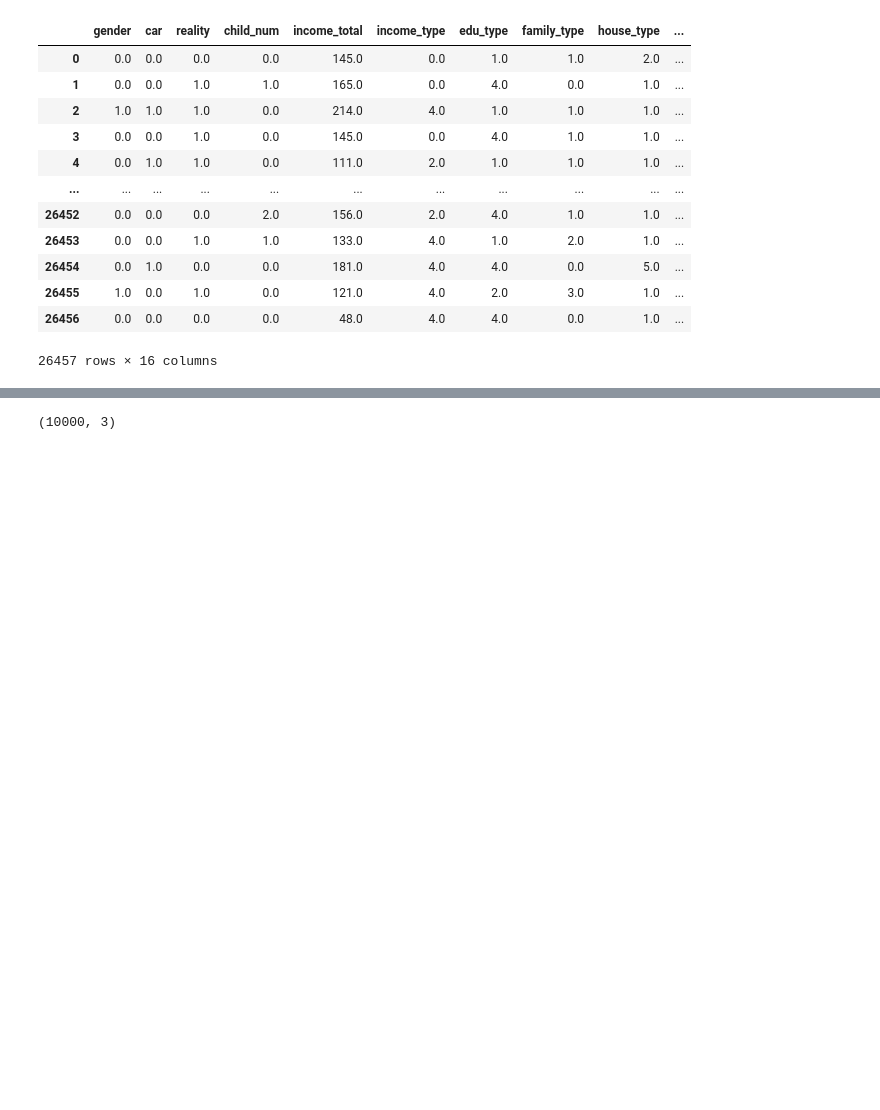
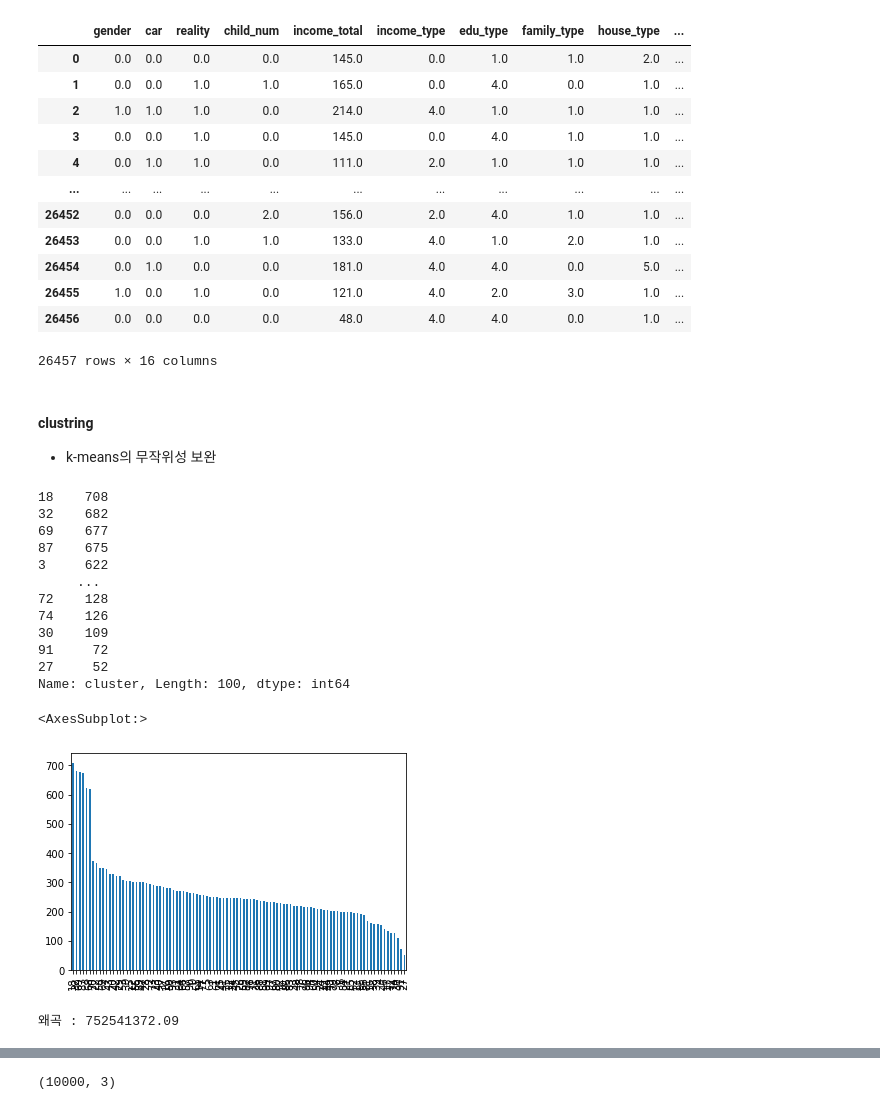
Before and after one commit to JxxHxxx/Ubion-CreditCardUserPrediction, a Jupyter notebook: Code/JY_EDA_scaling_cat.ipynb, the cells around one changed output, grey strips where cells are left out. Saved outputs shown, nothing was run; the diff lists cells and outputs as text; code cells hidden in the pictures; blank space fills up the shorter version.

Commit message:
'k-means clustring'

```diff
--- a/Code/JY_EDA_scaling_cat.ipynb
+++ b/Code/JY_EDA_scaling_cat.ipynb
@@ -311,8 +310,8 @@ train['begin_month'].plot(kind='hist',bins=60,density=True)
 # %% [markdown]
 - origin
 # %%
-# train.loc[train['DAYS_EMPLOYED'] > 0, 'DAYS_EMPLOYED'] = 0
-# test.loc[test['DAYS_EMPLOYED'] > 0, 'DAYS_EMPLOYED'] = 0
+train.loc[train['DAYS_EMPLOYED'] > 0, 'DAYS_EMPLOYED'] = 0
+test.loc[test['DAYS_EMPLOYED'] > 0, 'DAYS_EMPLOYED'] = 0
 # %%
 # train['DAYS_EMPLOYED'] = abs(train['DAYS_EMPLOYED'])
 # test['DAYS_EMPLOYED'] = abs(test['DAYS_EMPLOYED'])
@@ -1156,3 +1186,39 @@ train_x
 | 26455 | 1.0 | 0.0 | 1.0 | 0.0 | 121.0 | 4.0 | 2.0 | 3.0 | 1.0 | ... |
 | 26456 | 0.0 | 0.0 | 0.0 | 0.0 | 48.0 | 4.0 | 4.0 | 0.0 | 1.0 | ... |
 26457 rows × 16 columns
+# %% [markdown]
+#### clustring
+- k-means의 무작위성 보완
+# %%
+from sklearn.cluster import KMeans
+
+#kmeans_train = train.drop(['credit'], axis=1)
+kmeans = KMeans(n_clusters=100, random_state=20).fit(train_x)
+
+train['cluster'] = kmeans.predict(train_x)
+test['cluster'] = kmeans.predict(test_x)
+# %%
+cluster_size = train['cluster'].value_counts()
+
+print(cluster_size)
+cluster_size.plot(kind = 'bar')
+# %% [output]
+18    708
+32    682
+69    677
+87    675
+3     622
+     ...
+72    128
+74    126
+30    109
+91     72
+27     52
+Name: cluster, Length: 100, dtype: int64
+<AxesSubplot:>
+[figure, added]
+# %%
+# 군집의 품질 평가
+print('왜곡 : %.2f' % kmeans.inertia_)
+# %% [output]
+왜곡 : 752541372.09
```
Also changed, not shown: parts of 16 cells of this notebook.
